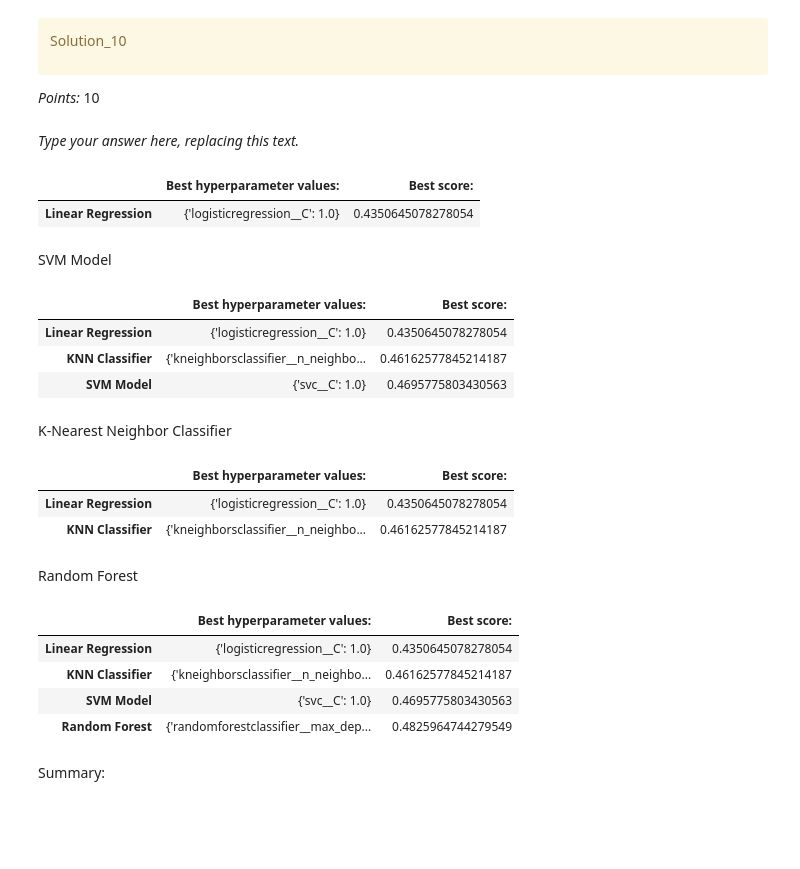
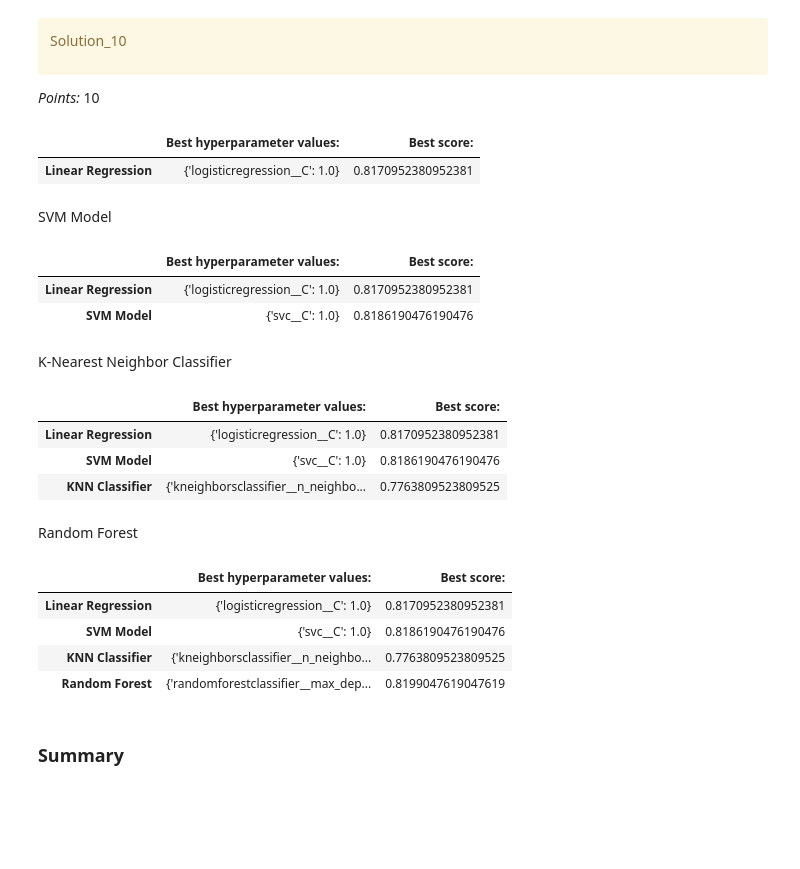
Before and after one commit to LaoAronn/CC-Default-Classification, a Jupyter notebook: hw5.ipynb, the cells around one changed output. Saved outputs shown, nothing was run; the diff lists cells and outputs as text; code cells hidden in the pictures.

```diff
--- a/hw5.ipynb
+++ b/hw5.ipynb
@@ -901,8 +901,6 @@ Solution_10
 </div>
 
 _Points:_ 10
-# %% [markdown]
-_Type your answer here, replacing this text._
 # %%
 param_grid = {"logisticregression__C": 10.0 ** np.arange(-4, 6, 1)}
 pipelr = make_pipeline(preprocessor, LogisticRegression(max_iter=1000, C=1, random_state=123))
@@ -910,7 +908,7 @@ pipelr = make_pipeline(preprocessor, LogisticRegression(max_iter=1000, C=1, rand
 lr_search_multi = GridSearchCV(
     pipelr,
     param_grid,
-    scoring='f1',
+    scoring='accuracy',
     return_train_score=True,
     n_jobs=-1,
 )
@@ -926,7 +924,7 @@ results_table["Linear Regression"] = {
 pd.DataFrame(results_table).T
 # %% [output]
 |  | Best hyperparameter values: | Best score: |
-| Linear Regression | {'logisticregression__C': 1.0} | 0.4350645078278054 |
+| Linear Regression | {'logisticregression__C': 1.0} | 0.8170952380952381 |
 # %% [markdown]
 SVM Model
 # %%
@@ -937,7 +935,7 @@ param_grid = {
 svm_search_multi = GridSearchCV(
     pipe_svm,
     param_grid,
-    scoring='f1',
+    scoring='accuracy',
     return_train_score=True,
     n_jobs=-1,
 )
@@ -951,18 +949,19 @@ results_table["SVM Model"] = {
 pd.DataFrame(results_table).T
 # %% [output]
 |  | Best hyperparameter values: | Best score: |
-| Linear Regression | {'logisticregression__C': 1.0} | 0.4350645078278054 |
-| KNN Classifier | {'kneighborsclassifier__n_neighbo... | 0.46162577845214187 |
-| SVM Model | {'svc__C': 1.0} | 0.4695775803430563 |
+| Linear Regression | {'logisticregression__C': 1.0} | 0.8170952380952381 |
+| SVM Model | {'svc__C': 1.0} | 0.8186190476190476 |
 # %% [markdown]
 K-Nearest Neighbor Classifier
 # %%
 param_grid = {"kneighborsclassifier__n_neighbors": np.arange(1, 50, 5)}
+pipe_knn = make_pipeline(KNeighborsClassifier())
+
 
 knn_search_multi = GridSearchCV(
     pipe_knn,
     param_grid,
-    scoring='f1',
+    scoring='accuracy',
     return_train_score=True,
     n_jobs=-1,
 )
@@ -976,39 +975,40 @@ results_table["KNN Classifier"] = {
 pd.DataFrame(results_table).T
 # %% [output]
 |  | Best hyperparameter values: | Best score: |
-| Linear Regression | {'logisticregression__C': 1.0} | 0.4350645078278054 |
-| KNN Classifier | {'kneighborsclassifier__n_neighbo... | 0.46162577845214187 |
+| Linear Regression | {'logisticregression__C': 1.0} | 0.8170952380952381 |
+| SVM Model | {'svc__C': 1.0} | 0.8186190476190476 |
+| KNN Classifier | {'kneighborsclassifier__n_neighbo... | 0.7763809523809525 |
 # %% [markdown]
 Random Forest
 # %%
 param_grid = {
     'randomforestclassifier__n_estimators': [100, 200, 300],
     'randomforestclassifier__max_depth': [None, 10, 20]
 }
 
 forest_search_multi = GridSearchCV(
     pipe_rf,
     param_grid,
-    scoring='f1',
+    scoring='accuracy',
     return_train_score=True,
     n_jobs=-1,
 )
 forest_search_multi.fit(trainX, trainY)
 
 results_table["Random Forest"] = {
     "Best hyperparameter values:": f"{forest_search_multi.best_params_}",
     "Best score:": f"{forest_search_multi.best_score_}",
 }
 
 pd.DataFrame(results_table).T
 # %% [output]
 |  | Best hyperparameter values: | Best score: |
-| Linear Regression | {'logisticregression__C': 1.0} | 0.4350645078278054 |
-| KNN Classifier | {'kneighborsclassifier__n_neighbo... | 0.46162577845214187 |
-| SVM Model | {'svc__C': 1.0} | 0.4695775803430563 |
-| Random Forest | {'randomforestclassifier__max_dep... | 0.4825964744279549 |
+| Linear Regression | {'logisticregression__C': 1.0} | 0.8170952380952381 |
+| SVM Model | {'svc__C': 1.0} | 0.8186190476190476 |
+| KNN Classifier | {'kneighborsclassifier__n_neighbo... | 0.7763809523809525 |
+| Random Forest | {'randomforestclassifier__max_dep... | 0.8199047619047619 |
-# %% [markdown]
-Summary:
+# %% [markdown]
+### Summary
 # %% [markdown]
 <!-- END QUESTION -->
 
```
Also changed, not shown: parts of 10 cells of this notebook.
